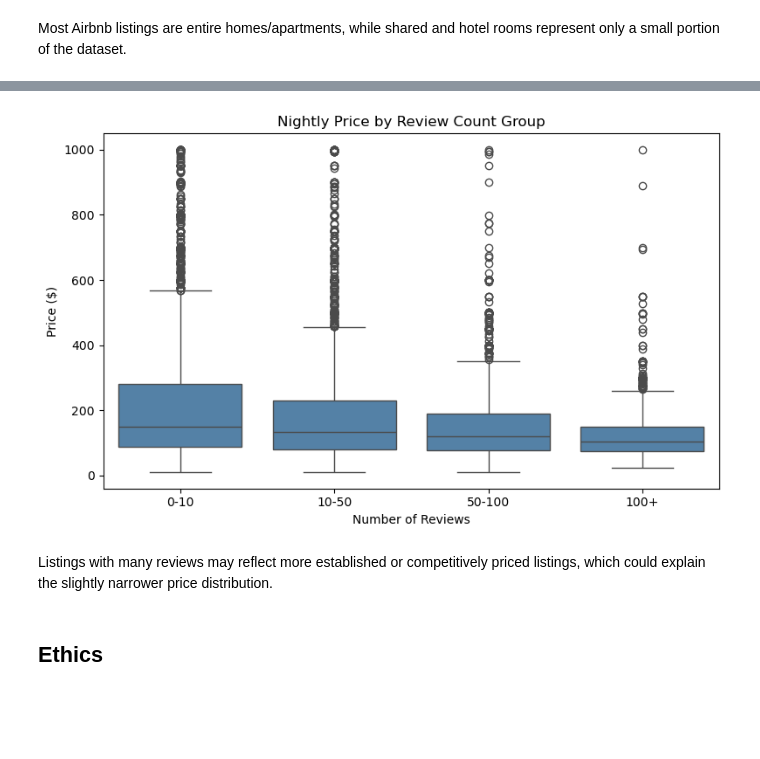
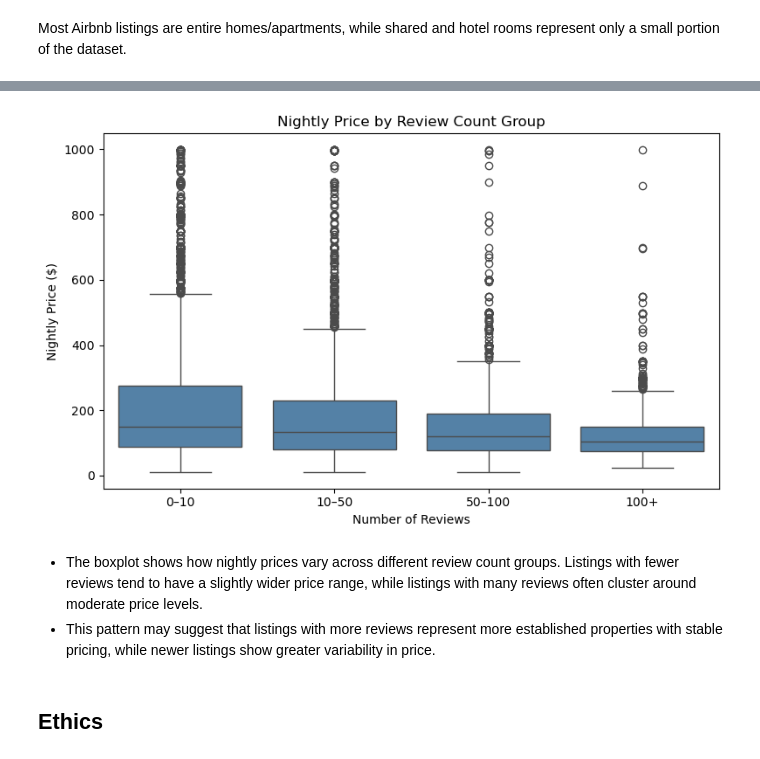
Before and after one commit to COGS108/Group082_WI26, a Jupyter notebook: 02-EDACheckpoint.ipynb, the cells around one changed output, grey strips where cells are left out. Saved outputs shown, nothing was run; the diff lists cells and outputs as text; code cells hidden in the pictures; blank space fills up the shorter version.

```diff
--- a/02-EDACheckpoint.ipynb
+++ b/02-EDACheckpoint.ipynb
@@ -524,29 +551,35 @@ This boxplot shows the distribution of nightly Airbnb prices across different mi
 
 We examine how the number of reviews relates to price.
 # %%
+# Price vs Number of Reviews
+
 # Create review count groups
-filtered['review_group'] = pd.cut(
-    filtered['number_of_reviews'],
-    bins=[0,10,50,100,2000],
-    labels=['0-10','10-50','50-100','100+']
+filtered["review_group"] = pd.cut(
+    filtered["number_of_reviews"],
+    bins=[0, 10, 50, 100, 2000],
+    labels=["0–10", "10–50", "50–100", "100+"]
 )
 
+# Plot the relationship between review count group and nightly price
 plt.figure(figsize=(8,5))
 sns.boxplot(
-    x='review_group',
-    y='price_num',
     data=filtered,
-    color='steelblue'
+    x="review_group",
+    y="nightly_price",
+    color="steelblue"
 )
+
 plt.title("Nightly Price by Review Count Group")
 plt.xlabel("Number of Reviews")
-plt.ylabel("Price ($)")
+plt.ylabel("Nightly Price ($)")
+
 plt.tight_layout()
 plt.show()
 # %% [output]
-[figure, old version]
+[figure, new version]
-# %% [markdown]
-Listings with many reviews may reflect more established or competitively priced listings, which could explain the slightly narrower price distribution.
+# %% [markdown]
+- The boxplot shows how nightly prices vary across different review count groups. Listings with fewer reviews tend to have a slightly wider price range, while listings with many reviews often cluster around moderate price levels.
+- This pattern may suggest that listings with more reviews represent more established properties with stable pricing, while newer listings show greater variability in price.
 # %% [markdown]
 ## Ethics
 # %% [markdown]
```
Also changed, not shown: parts of 24 cells of this notebook, 1 other file.
